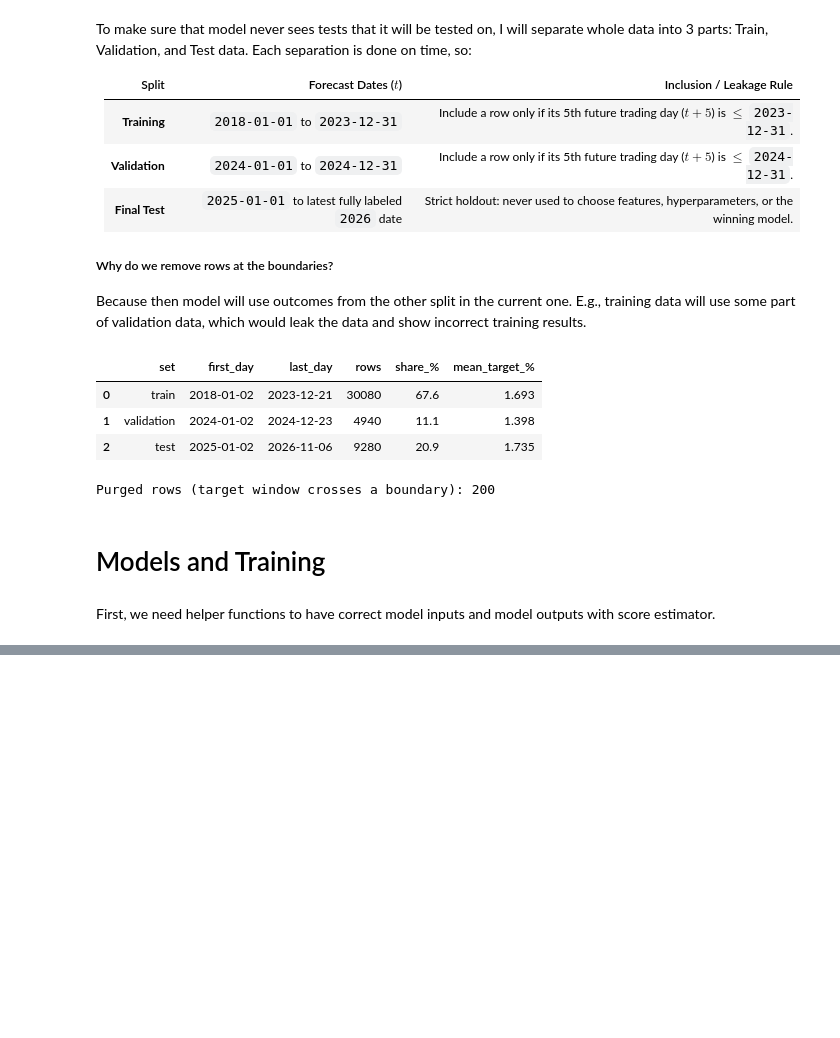
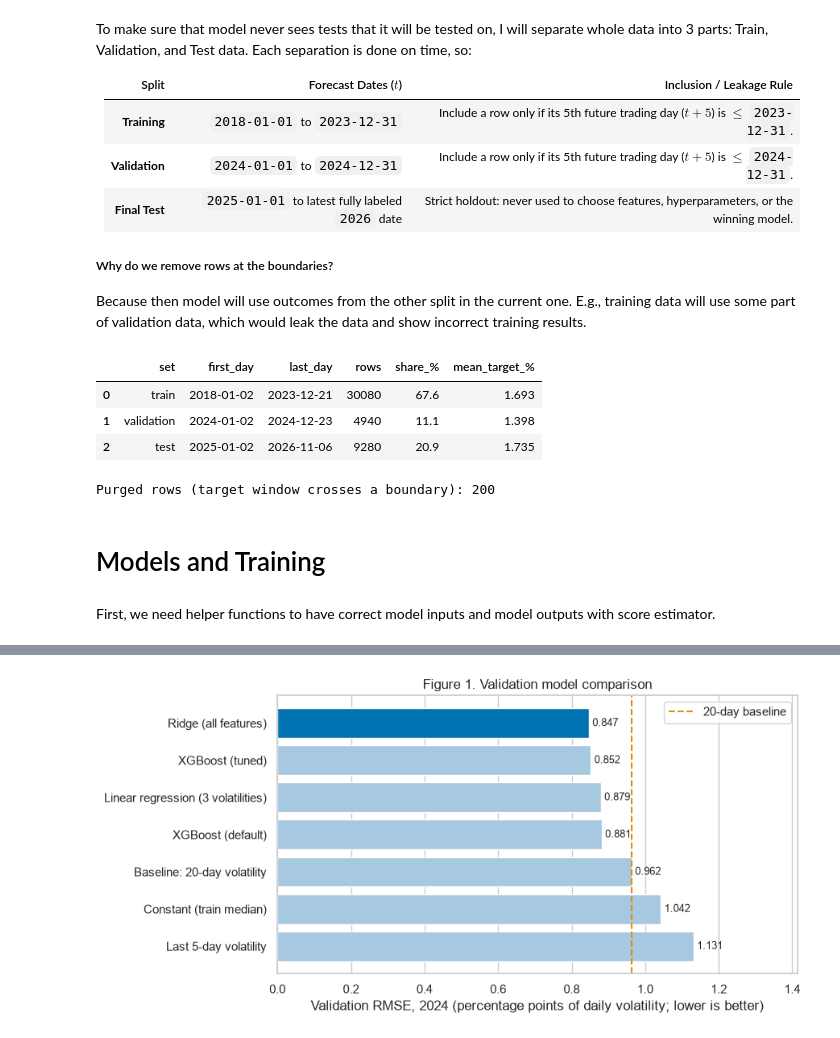
Before and after one commit to DellKnow/Stock-Market-Volatility-Predictor, a Jupyter notebook: stock-market-volatility-predictor.ipynb, the cells around one changed output, grey strips where cells are left out. Drawn from its saved outputs; the diff is of its cells as text; code cells hidden in the pictures; blank space fills up the shorter version.

```diff
--- a/stock-market-volatility-predictor.ipynb
+++ b/stock-market-volatility-predictor.ipynb
@@ -609,0 +664,94 @@ XGBoost tuning, best five of 12 configurations:
+# %%
+# Evaluation figures. FINAL is the model with the lowest validation RMSE.
+FINAL = results["val_RMSE"].idxmin()
+XGB = "XGBoost (tuned)"
+C_BASE, C_FINAL, C_XGB, C_ACTUAL = "#de8f05", "#0173b2", "#029e73", "#7f7f7f"
+print("Selected model:", FINAL)
+
+# Figure 1: validation model comparison (which candidate worked best in 2024?)
+order = results["val_RMSE"].sort_values(ascending=False)
+fig, ax = plt.subplots(figsize=(9, 4.5))
+ax.barh(order.index, order.values, color=[C_FINAL if m == FINAL else "#a6c8e0" for m in order.index])
+for i, v in enumerate(order.values):
+    ax.text(v + 0.01, i, f"{v:.3f}", va="center", fontsize=9)
+ax.axvline(results.loc[BASELINE, "val_RMSE"], color=C_BASE, linestyle="--", linewidth=1.5, label="20-day baseline")
+ax.set_xlabel("Validation RMSE, 2024 (percentage points of daily volatility; lower is better)")
+ax.set_title("Figure 1. Validation model comparison")
+ax.set_xlim(0, order.max() * 1.25)
+ax.grid(axis="y", visible=False)
+ax.legend(loc="upper right")
+plt.tight_layout()
+plt.savefig(FIG_DIR / "fig1_validation_comparison.png")
+plt.show()
+
+# Figure 2: test actual vs predicted (accurate across low and high volatility?)
+fig, axes = plt.subplots(1, 2, figsize=(11, 5), sharex=True, sharey=True)
+lims = (0.15, 15)
+for ax, name, color in zip(axes, (BASELINE, FINAL), (C_BASE, C_FINAL)):
+    ax.scatter(100 * test_pred[name], 100 * test["target"], s=6, alpha=0.15, color=color, linewidths=0)
+    ax.plot(lims, lims, color="black", linestyle="--", linewidth=1, label="perfect forecast")
+    ax.set_xscale("log"), ax.set_yscale("log"), ax.set_xlim(lims), ax.set_ylim(lims)
+    ax.set_title(f"{name}\nRMSE {results.loc[name, 'test_RMSE']:.3f}, R\u00b2 {results.loc[name, 'test_R2']:.2f}")
+    ax.set_xlabel("Predicted next-5-day volatility (% per day)")
+axes[0].set_ylabel("Actual next-5-day volatility (% per day)")
+axes[0].legend(loc="upper left")
+fig.suptitle("Figure 2. Test set: actual vs predicted (log scales)", y=1.02)
+plt.tight_layout()
+plt.savefig(FIG_DIR / "fig2_actual_vs_predicted.png")
+plt.show()
+
+# Figure 3: test predictions through time (does the model respond to changing conditions?)
+fig, axes = plt.subplots(2, 1, figsize=(11, 6.5), sharex=True)
+for ax, ticker in zip(axes, ("NVDA", "KO")):
+    mask = (test["ticker"] == ticker).values
+    dates = test.loc[mask, "date"]
+    ax.plot(dates, 100 * test.loc[mask, "target"], color=C_ACTUAL, linewidth=1, label="Actual (next 5 days)")
+    ax.plot(dates, 100 * test_pred[BASELINE][mask], color=C_BASE, linewidth=1.5, label="20-day baseline")
+    ax.plot(dates, 100 * test_pred[FINAL][mask], color=C_FINAL, linewidth=1.5, label=FINAL)
+    ax.set_title(f"{ticker}: volatility forecast (% per day)")
+axes[0].legend(ncol=3, loc="upper right", fontsize=9)
+fig.suptitle("Figure 3. Test predictions through time", y=1.0)
+plt.tight_layout()
+plt.savefig(FIG_DIR / "fig3_predictions_through_time.png")
+plt.show()
+
+# Figure 4: MAE by test year (is performance stable in 2025 vs 2026?)
+abs_err = pd.DataFrame({name: 100 * np.abs(test["target"].values - test_pred[name]) for name in (BASELINE, XGB, FINAL)})
+abs_err["year"] = test["date"].dt.year.values
+mae_by_year = abs_err.groupby("year").mean()
+ax = mae_by_year.plot(kind="bar", figsize=(8, 4.5), color=[C_BASE, C_XGB, C_FINAL], width=0.75, rot=0)
+for container in ax.containers:
+    ax.bar_label(container, fmt="%.3f", fontsize=9, padding=2)
+ax.set_xlabel("")
+ax.set_ylabel("Test MAE (percentage points of daily volatility)")
+ax.set_title("Figure 4. MAE by test year")
+ax.set_ylim(0, mae_by_year.values.max() * 1.45)
+ax.grid(axis="x", visible=False)
+ax.legend(title="", loc="upper left", fontsize=9)
+plt.tight_layout()
+plt.savefig(FIG_DIR / "fig4_mae_by_year.png")
+plt.show()
+display(mae_by_year.round(4))
+
+# Figure 5: feature importance (which historical features appear useful?)
+ridge_final = make_pipeline(StandardScaler(), Ridge(alpha=10.0)).fit(make_X(train_val), make_y(train_val))
+ridge_coef = pd.Series(ridge_final[-1].coef_, index=FEATURES).sort_values(key=np.abs)
+xgb_final = XGBRegressor(**BEST_PARAMS).fit(make_X(train_val), make_y(train_val))
+gain = pd.Series(xgb_final.get_booster().get_score(importance_type="total_gain")).reindex(FEATURES).fillna(0)
+gain = (100 * gain / gain.sum()).sort_values()
+
+fig, axes = plt.subplots(1, 2, figsize=(12, 5))
+axes[0].barh(ridge_coef.index, ridge_coef.values, color=C_FINAL)
+axes[0].axvline(0, color="black", linewidth=0.8)
+axes[0].set_title("Ridge: standardized coefficients")
+axes[0].set_xlabel("Change in log-volatility per 1 standard deviation of the feature")
+axes[1].barh(gain.index, gain.values, color=C_XGB)
+axes[1].set_title("XGBoost (tuned): share of total gain")
+axes[1].set_xlabel("Share of total gain (%)")
+for ax in axes:
+    ax.grid(axis="y", visible=False)
+fig.suptitle("Figure 5. Feature importance", y=1.0)
+plt.tight_layout()
+plt.savefig(FIG_DIR / "fig5_feature_importance.png")
+plt.show()
+# %% [output]
@@ -609,0 +759 @@ XGBoost tuning, best five of 12 configurations:
+[figure, added]
```
Also changed, not shown: parts of 5 cells of this notebook, 6 other files.
